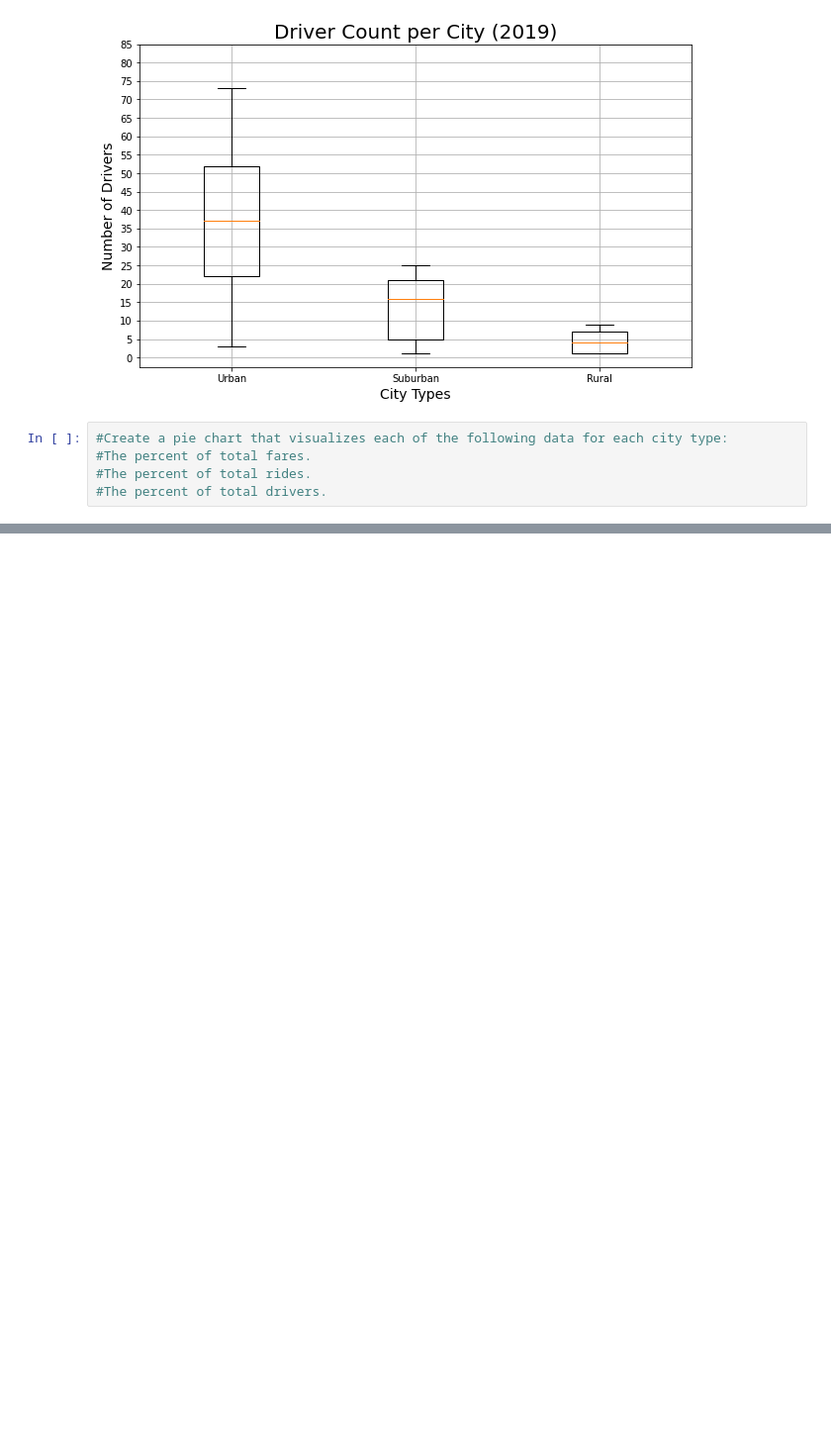
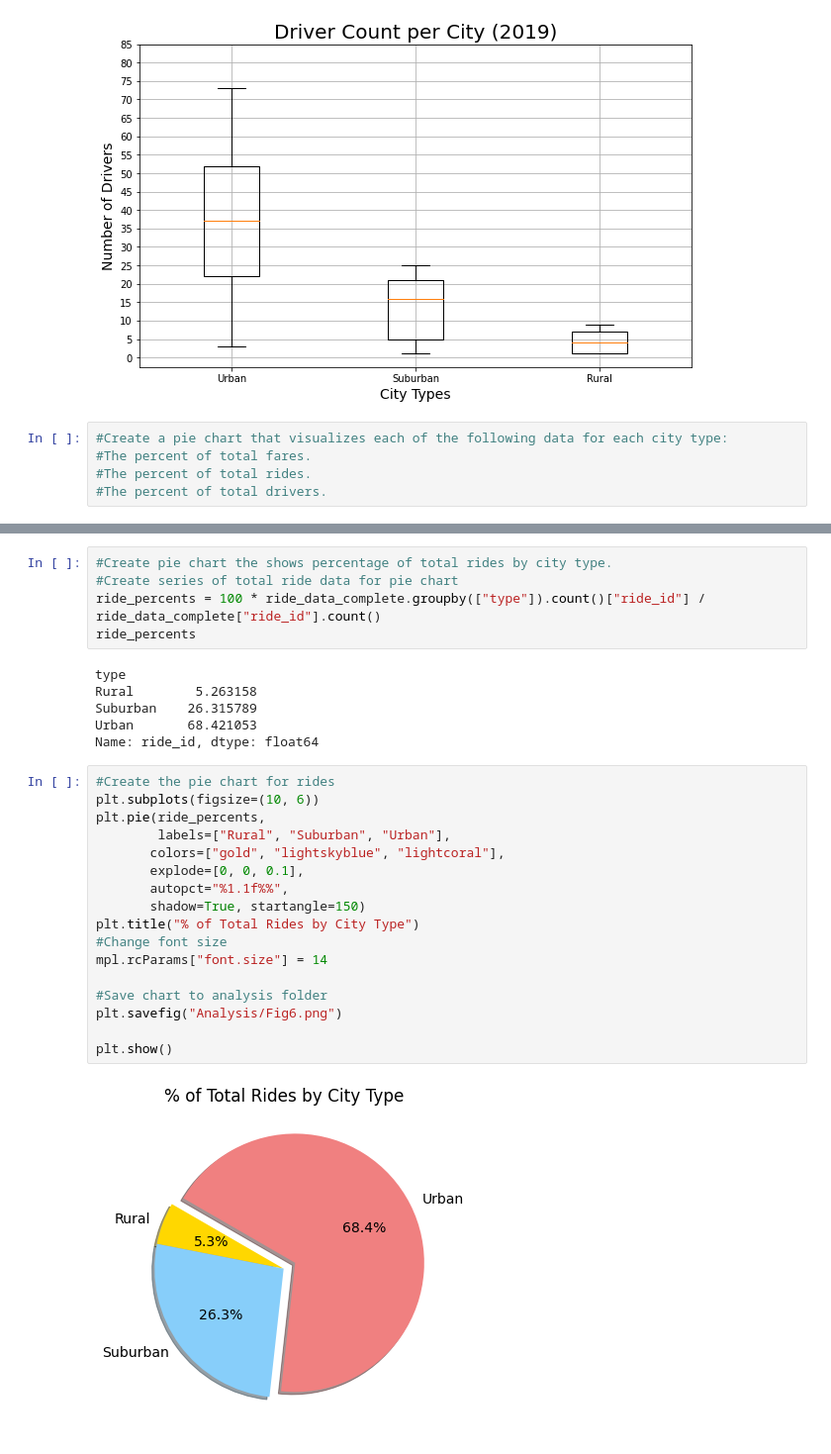
Before and after one commit to MelissaLesiewicz/PyBer_Analysis, a Jupyter notebook: PyBer_Analysis.ipynb, the cells around one changed output, grey strips where cells are left out. Shown at 99% size. Saved outputs shown, nothing was run; the diff lists cells and outputs as text; blank space fills up the shorter version.

Commit message:
PyBer Analysis Update 5.6

```diff
--- a/PyBer_Analysis.ipynb
+++ b/PyBer_Analysis.ipynb
@@ -871,0 +872,30 @@ plt.show()
+# %%
+#Create pie chart the shows percentage of total rides by city type.
+#Create series of total ride data for pie chart
+ride_percents = 100 * ride_data_complete.groupby(["type"]).count()["ride_id"] / ride_data_complete["ride_id"].count()
+ride_percents
+# %% [output]
+type
+Rural        5.263158
+Suburban    26.315789
+Urban       68.421053
+Name: ride_id, dtype: float64
+# %%
+#Create the pie chart for rides
+plt.subplots(figsize=(10, 6))
+plt.pie(ride_percents,
+        labels=["Rural", "Suburban", "Urban"],
+       colors=["gold", "lightskyblue", "lightcoral"],
+       explode=[0, 0, 0.1],
+       autopct="%1.1f%%",
+       shadow=True, startangle=150)
+plt.title("% of Total Rides by City Type")
+#Change font size
+mpl.rcParams["font.size"] = 14
+
+#Save chart to analysis folder
+plt.savefig("Analysis/Fig6.png")
+
+plt.show()
+# %% [output]
+[figure, added]
```
Also changed, not shown: parts of 8 cells of this notebook, 1 other file.
